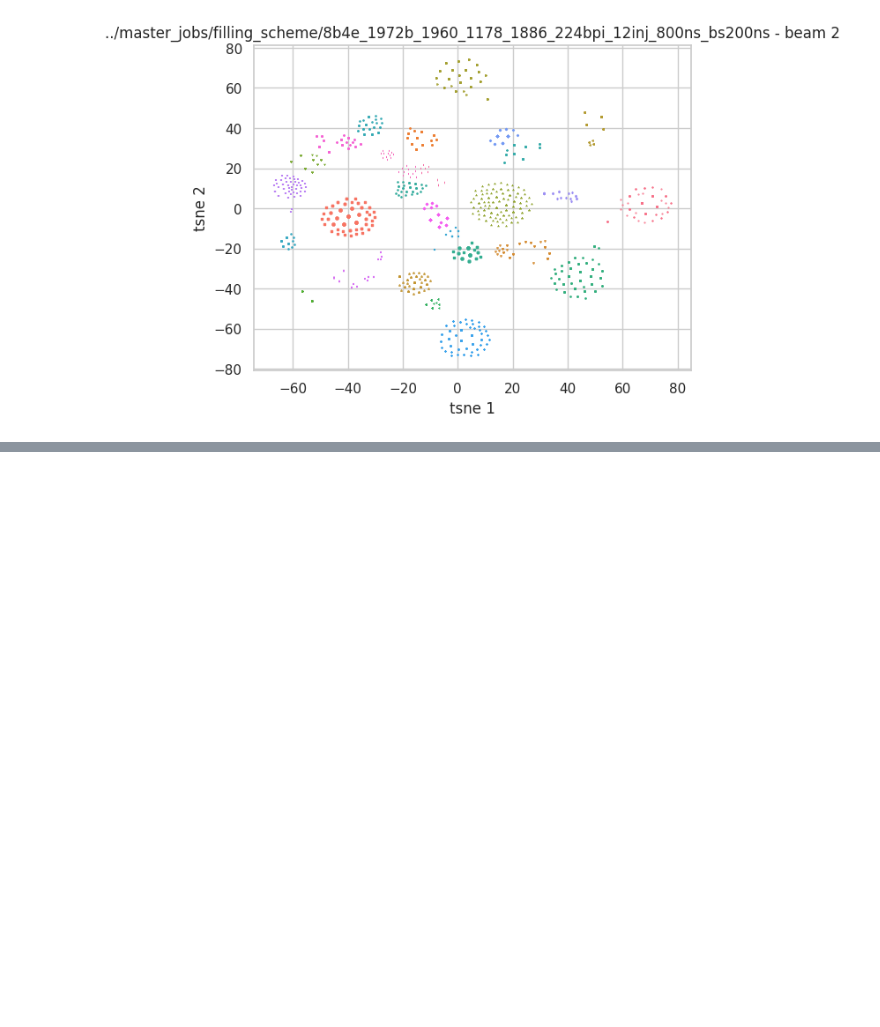
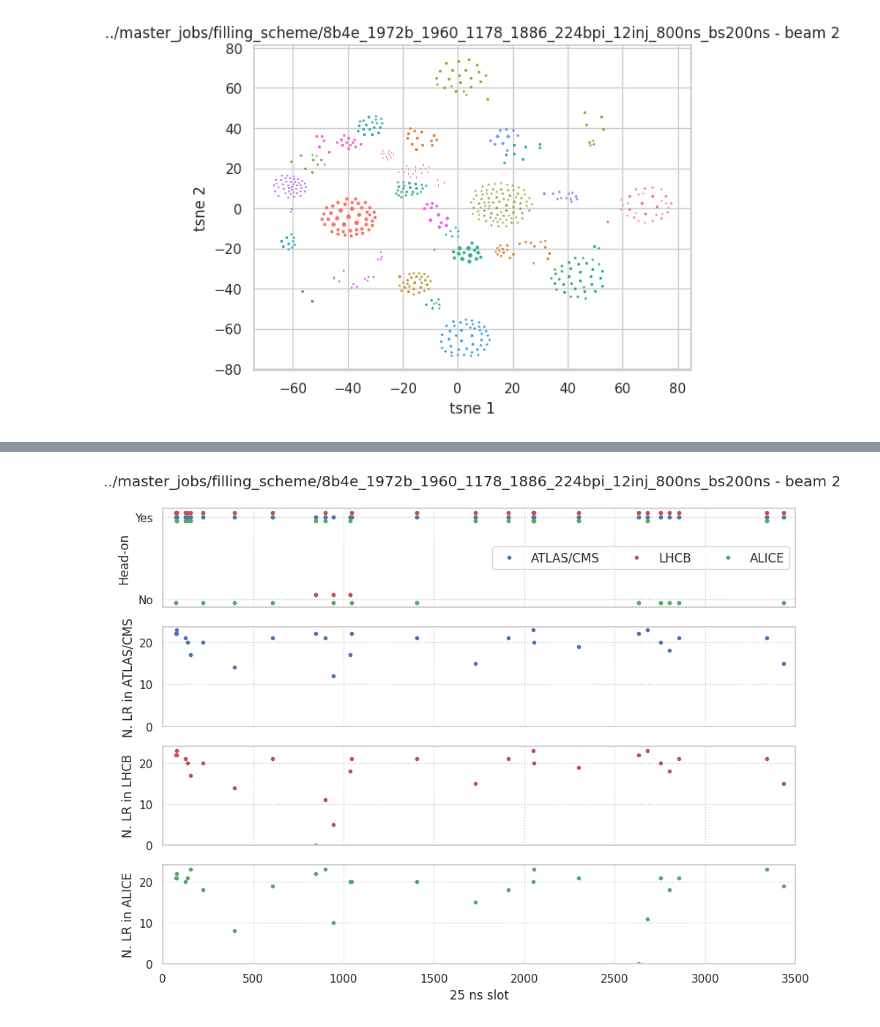
Before and after one commit to ColasDroin/DA_study, a Jupyter notebook: master_study/analysis/cluster_filling_schemes.ipynb, the cells around one changed output, grey strips where cells are left out. Drawn from its saved outputs; the diff is of its cells as text; code cells hidden in the pictures; blank space fills up the shorter version.

```diff
--- a/master_study/analysis/cluster_filling_schemes.ipynb
+++ b/master_study/analysis/cluster_filling_schemes.ipynb
@@ -248,0 +276,50 @@ plt.savefig(f"_{beam.beam_name.replace(' ', '')}_bb_clusters.pdf")
+# %%
+# Plot the interactions of the selected bunches
+bbs = patt.b1.bb_schedule
+
+fig1 = plt.figure(100 + ib, figsize=(6.4*1.5, 1.6*4.8))
+ax1 = fig1.add_subplot(4, 1, 1)
+ax2 = fig1.add_subplot(4, 1, 2, sharex=ax1)
+ax3 = fig1.add_subplot(4, 1, 3, sharex=ax1)
+ax4 = fig1.add_subplot(4, 1, 4, sharex=ax1)
+
+ax1.plot(bbs['collides in ATLAS/CMS'][l_bunches], '.', color='b', label='ATLAS/CMS')
+ax1.plot(0.05 +bbs['collides in LHCB'][l_bunches], '.', color='r', label='LHCB')
+ax1.plot(-0.05 + bbs['collides in ALICE'][l_bunches],'.', color='g', label='ALICE')
+ax1.legend(ncol=3, loc='center right', fontsize='medium')
+
+ax1.plot(bbs['collides in ATLAS/CMS'][l_bunches], '.', color='b')
+ax1.plot(0.05 +bbs['collides in LHCB'][l_bunches], '.', color='r')
+ax1.plot(-0.05 + bbs['collides in ALICE'][l_bunches],'.', color='g')
+
+ax2.plot(bbs['# of LR in ATLAS/CMS'][l_bunches], '.', color='b')
+ax3.plot(bbs['# of LR in LHCB'][l_bunches], '.', color='r')
+ax4.plot(bbs['# of LR in ALICE'][l_bunches], '.', color='g')
+
+ax1.set_ylabel('Head-on')
+ax2.set_ylabel('N. LR in ATLAS/CMS')
+ax3.set_ylabel('N. LR in LHCB')
+ax4.set_ylabel('N. LR in ALICE')
+
+ax1.set_yticks([0, 1])
+ax1.set_yticklabels(['No', 'Yes'])
+ax4.set_xlim(0, 3500)
+ax4.set_xlabel('25 ns slot')
+
+for aa in [ax1, ax2, ax3]:
+    aa.tick_params(labelbottom=False)
+
+for aa in [ax1, ax2, ax3, ax4]:
+    aa.grid(True, linestyle=':')
+
+for aa in [ax2, ax3, ax4]:
+    aa.set_ylim(bottom=0)
+
+fig1.subplots_adjust(left=.06, right=.96, top=.92)
+fig1.suptitle(patt.scheme_name + ' - ' + beam.beam_name)
+
+#fig1.savefig(fname.split('.csv')[0] + f"_{beam.beam_name.replace(' ', '')}_bb_summary.png", dpi=200)
+
+plt.show()
+# %% [output]
+[figure, added]
```
Also changed, not shown: parts of 4 cells of this notebook, 7 other files.
